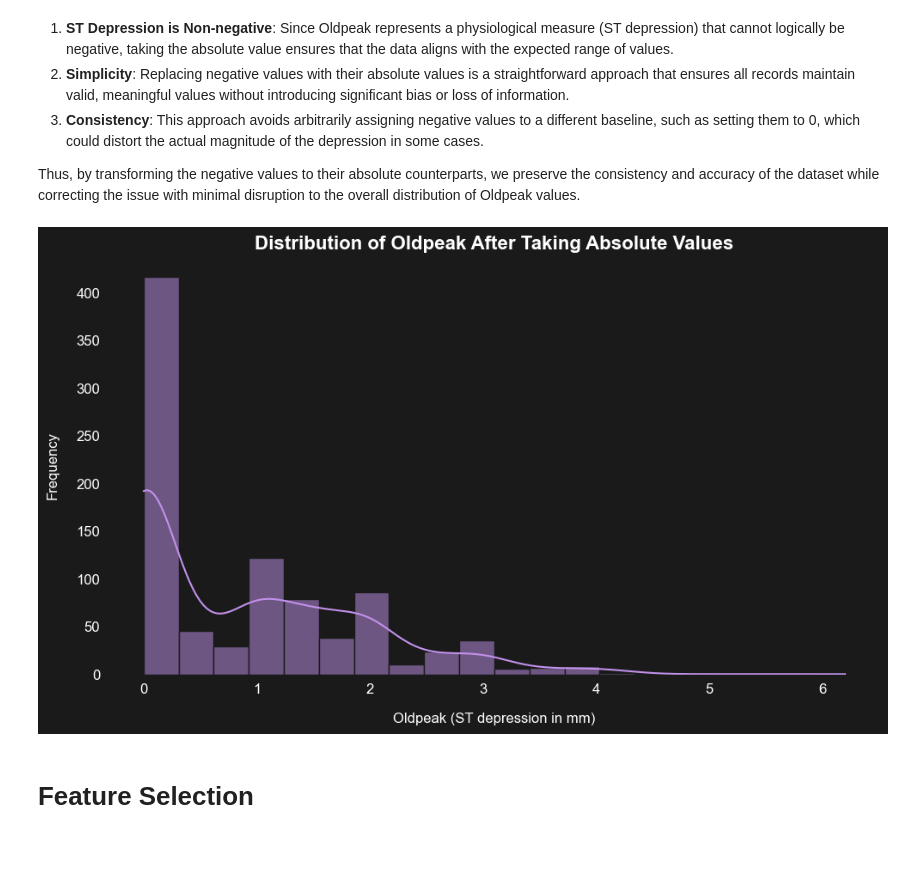
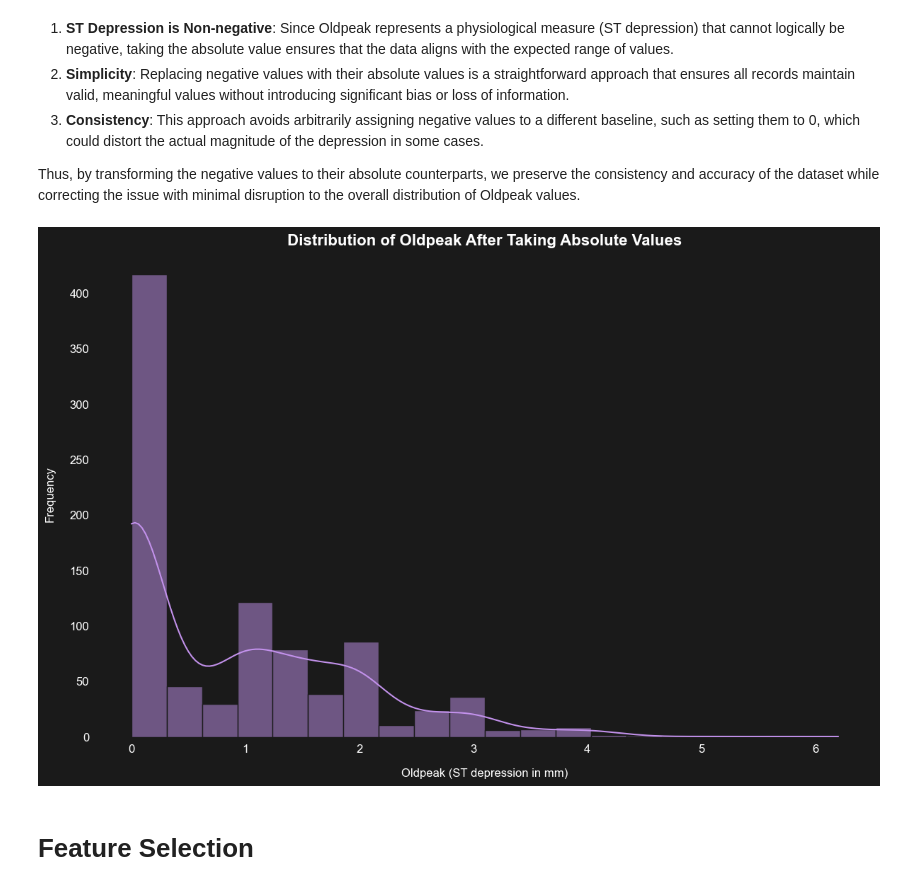
Before and after one commit to dimitar-m/predicting-heart-disease, a Jupyter notebook: predicting-heart-disease.ipynb, the cells around one changed output. Drawn from its saved outputs; the diff is of its cells as text; code cells hidden in the pictures; blank space fills up the shorter version.

```diff
--- a/predicting-heart-disease.ipynb
+++ b/predicting-heart-disease.ipynb
@@ -509,21 +509,21 @@ Thus, by transforming the negative values to their absolute counterparts, we pre
 # %%
 # Taking the Absolute Value of Oldpeak
 df["Oldpeak"] = df["Oldpeak"].abs()
 
 # Visualize the distribution of Oldpeak after taking absolute values
-plt.figure(figsize=(10, 6))
+plt.figure(figsize=(12, 8))
 sns.histplot(df['Oldpeak'], bins=20, kde=True, color="#c392ec", edgecolor="#1a1a1a")
 
 # Add labels and title
 plt.title('Distribution of Oldpeak After Taking Absolute Values', fontsize=16)
 plt.xlabel('Oldpeak (ST depression in mm)', fontsize=12)
 plt.ylabel('Frequency', fontsize=12)
 
 # Show the plot
 plt.tight_layout()
 plt.show()
 # %% [output]
-[figure, old version]
+[figure, new version]
 # %% [markdown]
 # Feature Selection
 # %%
```
Also changed, not shown: parts of 3 cells of this notebook.
